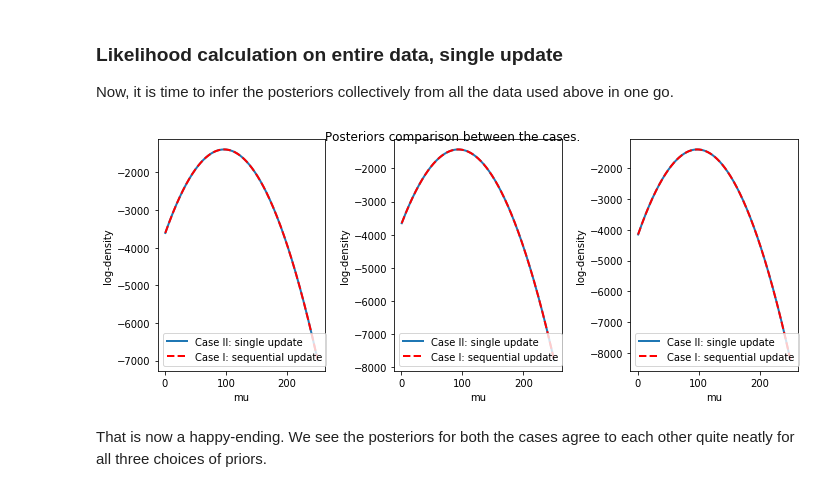
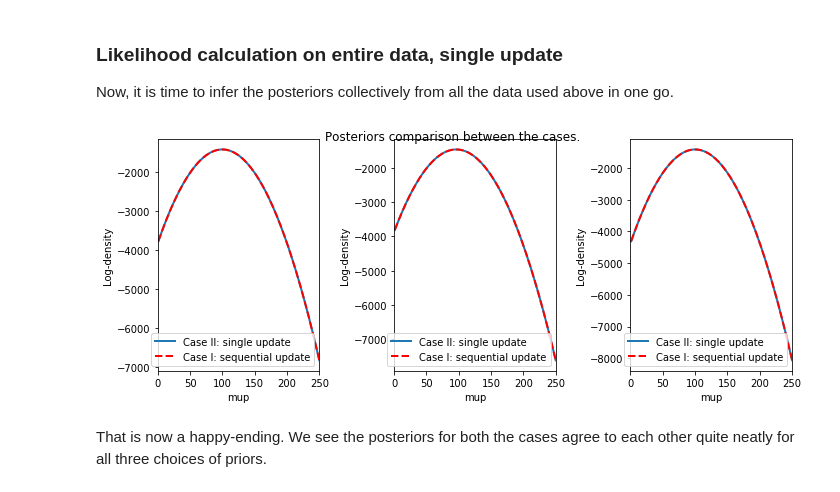
Before and after one commit to pkaf/blogs, a Jupyter notebook: Updating priors via likelihood.ipynb, the cells around one changed output. Drawn from its saved outputs; the diff is of its cells as text; code cells hidden in the pictures.

```diff
--- a/Updating priors via likelihood.ipynb
+++ b/Updating priors via likelihood.ipynb
@@ -51,8 +54,8 @@ p3 = st.norm.logpdf(mup, mu, 3)
 ax[2].plot(mup, p3, label='Normal prior (mu, 3)')
 
 for iax in ax:
-    iax.set_xlabel('mu')
-    iax.set_ylabel('Density')
+    iax.set_xlabel('mup')
+    iax.set_ylabel('Log-Density')
     iax.legend()
 
 fig1.suptitle('Priors')
@@ -108,8 +111,8 @@ def plot(x, prior, likelihood):
 
         iax.plot(x, posterior, label='posterior', lw=2, color='red', ls='--')
 
-        iax.set_xlabel('mu')
-        iax.set_ylabel('density')
+        iax.set_xlabel('mup')
+        iax.set_ylabel('Log-Density')
         iax.set_xlim(0,250)
         iax.legend()
     fig.tight_layout()
@@ -164,32 +167,33 @@ Now, it is time to infer the posteriors collectively from all the data used abov
 # %%
 # These are the same priors we started in the beginning of the above case
 prior = np.asarray([p1, p2, p3])
 
 # Likelihood for the full data
 lnhood_full = total_likelihood(mup, std, batch_data[:15].reshape(300))
 
 # Posteriors and corresponding plots
 
 fig, ax = plt.subplots(1,3, figsize=(10,4))
 
 ax[0].plot(mup, lnhood_full + prior[0], label = 'Case II: single update', lw=2)
 ax[0].plot(mup, posterior[0], 'r--', label = 'Case I: sequential update', lw=2)
 
 ax[1].plot(mup, lnhood_full + prior[1], label = 'Case II: single update', lw=2)
 ax[1].plot(mup, posterior[1], 'r--', label = 'Case I: sequential update', lw=2)
 
 ax[2].plot(mup, lnhood_full + prior[2], label = 'Case II: single update', lw=2)
 ax[2].plot(mup, posterior[2], 'r--', label = 'Case I: sequential update', lw=2)
 
 for iax in ax:
     iax.legend()
-    iax.set_xlabel('mu')
-    iax.set_ylabel('log-density')
+    iax.set_xlabel('mup')
+    iax.set_ylabel('Log-density')
 
+    iax.set_xlim(0,250)
 fig.suptitle('Posteriors comparison between the cases.')
 fig.tight_layout()
 # %% [output]
-[figure, old version]
+[figure, new version]
 # %% [markdown]
 That is now a happy-ending. We see the posteriors for both the cases agree to each other quite neatly for all three choices of priors.
 # %% [markdown]
```
Also changed, not shown: parts of 5 cells of this notebook.
